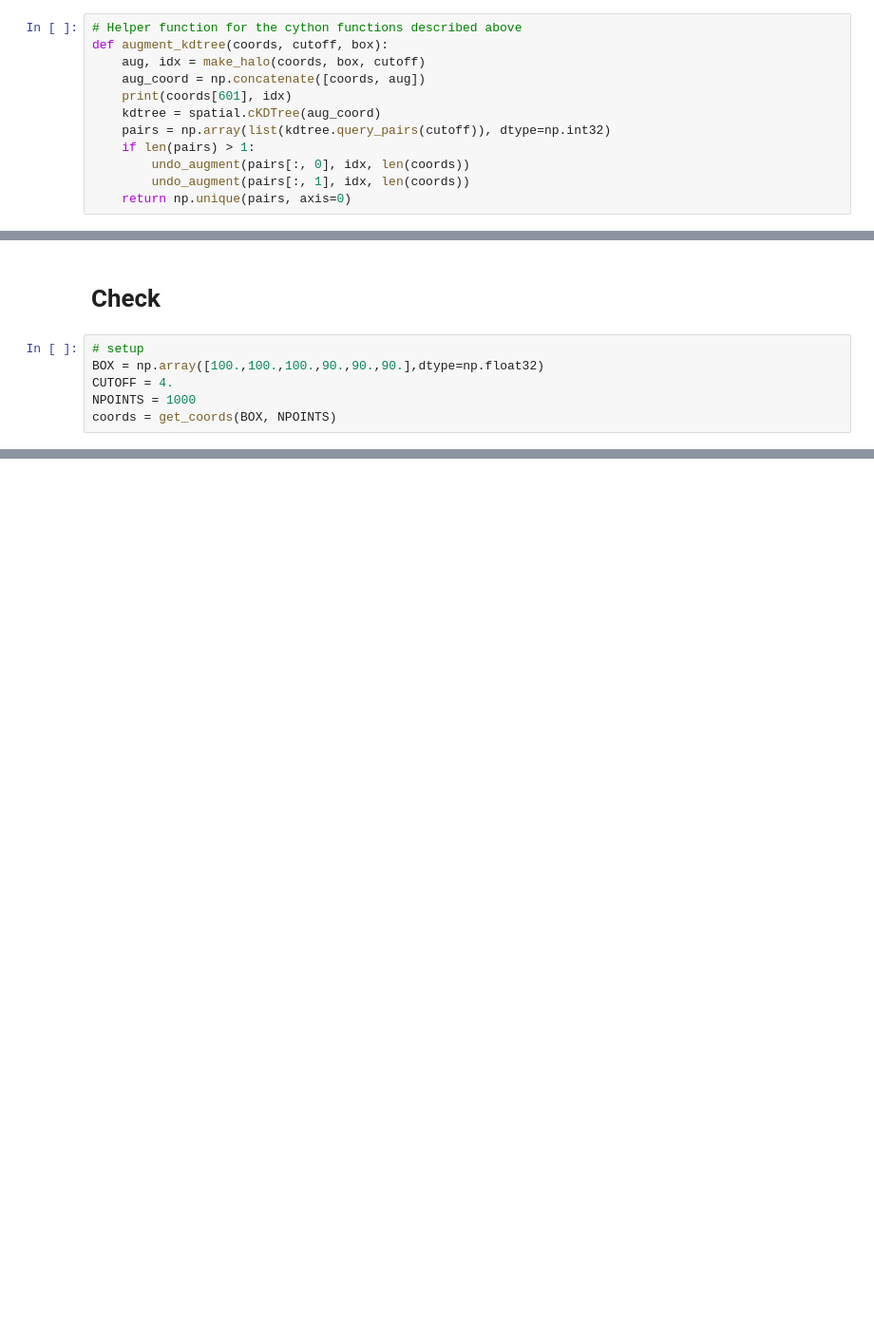
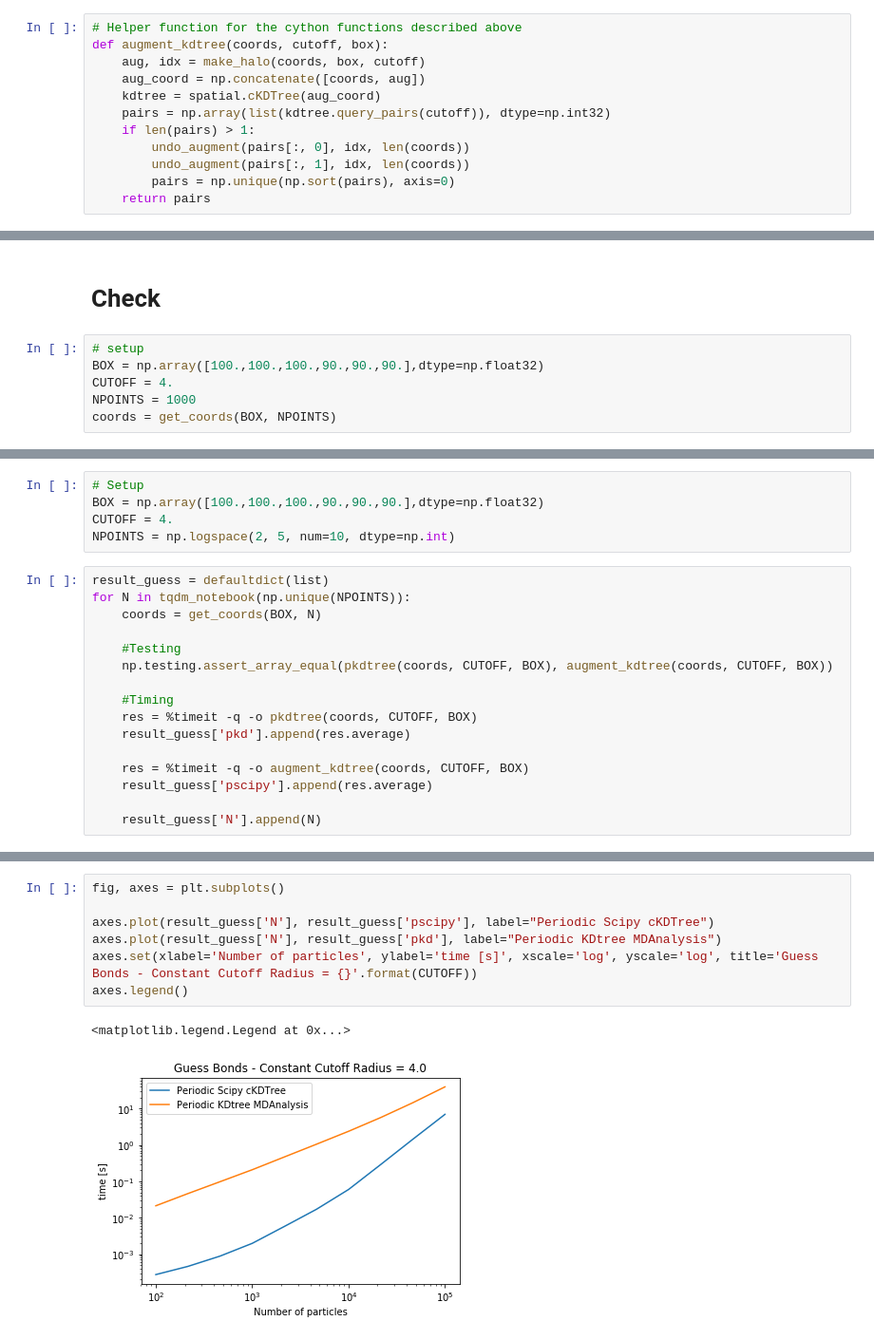
Before and after one commit to ayushsuhane/Benchmarks_Distance, a Jupyter notebook: Notebooks/Augment_Guessbonds.ipynb, the cells around one changed output, grey strips where cells are left out. Shown at 95% size. Drawn from its saved outputs; the diff is of its cells as text; blank space fills up the shorter version.

Commit message:
Guess Bonds performance

```diff
--- a/Notebooks/Augment_Guessbonds.ipynb
+++ b/Notebooks/Augment_Guessbonds.ipynb
@@ -418,13 +437,13 @@ Helper function to access the periodic KDTree as implemented in MDAnalysis, as w
 def augment_kdtree(coords, cutoff, box):
     aug, idx = make_halo(coords, box, cutoff)
     aug_coord = np.concatenate([coords, aug])
-    print(coords[601], idx)
     kdtree = spatial.cKDTree(aug_coord)
     pairs = np.array(list(kdtree.query_pairs(cutoff)), dtype=np.int32)
     if len(pairs) > 1:
         undo_augment(pairs[:, 0], idx, len(coords))
         undo_augment(pairs[:, 1], idx, len(coords))
-    return np.unique(pairs, axis=0)
+        pairs = np.unique(np.sort(pairs), axis=0)
+    return pairs
 # %%
 # PKDtree
 import MDAnalysis.lib.distances as distances
@@ -506,0 +477,21 @@ It has already been established that the performance of scipy KDtree is better t
+# %%
+# Setup
+BOX = np.array([100.,100.,100.,90.,90.,90.],dtype=np.float32)
+CUTOFF = 4.
+NPOINTS = np.logspace(2, 5, num=10, dtype=np.int)
+# %%
+result_guess = defaultdict(list)
+for N in tqdm_notebook(np.unique(NPOINTS)):
+    coords = get_coords(BOX, N)
+
+    #Testing
+    np.testing.assert_array_equal(pkdtree(coords, CUTOFF, BOX), augment_kdtree(coords, CUTOFF, BOX))
+
+    #Timing
+    res = %timeit -q -o pkdtree(coords, CUTOFF, BOX)
+    result_guess['pkd'].append(res.average)
+
+    res = %timeit -q -o augment_kdtree(coords, CUTOFF, BOX)
+    result_guess['pscipy'].append(res.average)
+
+    result_guess['N'].append(N)
@@ -506,0 +500,10 @@ It has already been established that the performance of scipy KDtree is better t
+# %%
+fig, axes = plt.subplots()
+
+axes.plot(result_guess['N'], result_guess['pscipy'], label="Periodic Scipy cKDTree")
+axes.plot(result_guess['N'], result_guess['pkd'], label="Periodic KDtree MDAnalysis")
+axes.set(xlabel='Number of particles', ylabel='time [s]', xscale='log', yscale='log', title='Guess Bonds - Constant Cutoff Radius = {}'.format(CUTOFF))
+axes.legend()
+# %% [output]
+<matplotlib.legend.Legend at 0x...>
+[figure, added]
```
Also changed, not shown: parts of 51 cells of this notebook, 2 other files.
